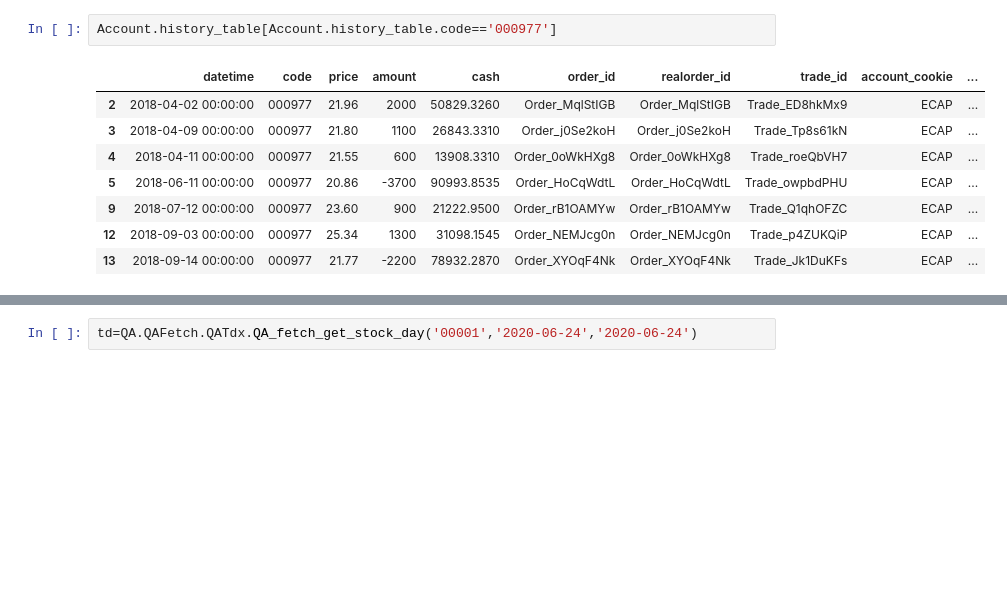
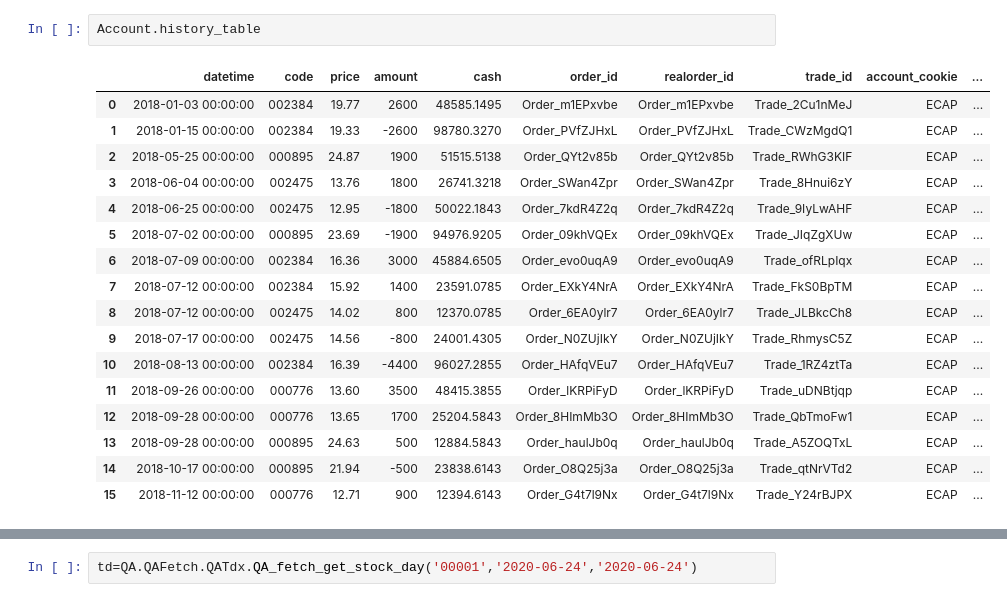
Before and after one commit to mildone/strategy, a Jupyter notebook: bt.ipynb, the cells around one changed output, grey strips where cells are left out. Saved outputs shown, nothing was run; the diff lists cells and outputs as text; blank space fills up the shorter version.

```diff
--- a/bt.ipynb
+++ b/bt.ipynb
@@ -1948,11 +2009,20 @@ winning ratio is 0.25
 # %%
-Account.history_table[Account.history_table.code=='000977']
+Account.history_table
 # %% [output]
 |  | datetime | code | price | amount | cash | order_id | realorder_id | trade_id | account_cookie | ... |
-| 2 | 2018-04-02 00:00:00 | 000977 | 21.96 | 2000 | 50829.3260 | Order_MqlStIGB | Order_MqlStIGB | Trade_ED8hkMx9 | ECAP | ... |
-| 3 | 2018-04-09 00:00:00 | 000977 | 21.80 | 1100 | 26843.3310 | Order_j0Se2koH | Order_j0Se2koH | Trade_Tp8s61kN | ECAP | ... |
-| 4 | 2018-04-11 00:00:00 | 000977 | 21.55 | 600 | 13908.3310 | Order_0oWkHXg8 | Order_0oWkHXg8 | Trade_roeQbVH7 | ECAP | ... |
-| 5 | 2018-06-11 00:00:00 | 000977 | 20.86 | -3700 | 90993.8535 | Order_HoCqWdtL | Order_HoCqWdtL | Trade_owpbdPHU | ECAP | ... |
-| 9 | 2018-07-12 00:00:00 | 000977 | 23.60 | 900 | 21222.9500 | Order_rB1OAMYw | Order_rB1OAMYw | Trade_Q1qhOFZC | ECAP | ... |
-| 12 | 2018-09-03 00:00:00 | 000977 | 25.34 | 1300 | 31098.1545 | Order_NEMJcg0n | Order_NEMJcg0n | Trade_p4ZUKQiP | ECAP | ... |
-| 13 | 2018-09-14 00:00:00 | 000977 | 21.77 | -2200 | 78932.2870 | Order_XYOqF4Nk | Order_XYOqF4Nk | Trade_Jk1DuKFs | ECAP | ... |
+| 0 | 2018-01-03 00:00:00 | 002384 | 19.77 | 2600 | 48585.1495 | Order_m1EPxvbe | Order_m1EPxvbe | Trade_2Cu1nMeJ | ECAP | ... |
+| 1 | 2018-01-15 00:00:00 | 002384 | 19.33 | -2600 | 98780.3270 | Order_PVfZJHxL | Order_PVfZJHxL | Trade_CWzMgdQ1 | ECAP | ... |
+| 2 | 2018-05-25 00:00:00 | 000895 | 24.87 | 1900 | 51515.5138 | Order_QYt2v85b | Order_QYt2v85b | Trade_RWhG3KIF | ECAP | ... |
+| 3 | 2018-06-04 00:00:00 | 002475 | 13.76 | 1800 | 26741.3218 | Order_SWan4Zpr | Order_SWan4Zpr | Trade_8Hnui6zY | ECAP | ... |
+| 4 | 2018-06-25 00:00:00 | 002475 | 12.95 | -1800 | 50022.1843 | Order_7kdR4Z2q | Order_7kdR4Z2q | Trade_9IyLwAHF | ECAP | ... |
+| 5 | 2018-07-02 00:00:00 | 000895 | 23.69 | -1900 | 94976.9205 | Order_09khVQEx | Order_09khVQEx | Trade_JIqZgXUw | ECAP | ... |
+| 6 | 2018-07-09 00:00:00 | 002384 | 16.36 | 3000 | 45884.6505 | Order_evo0uqA9 | Order_evo0uqA9 | Trade_ofRLpIqx | ECAP | ... |
+| 7 | 2018-07-12 00:00:00 | 002384 | 15.92 | 1400 | 23591.0785 | Order_EXkY4NrA | Order_EXkY4NrA | Trade_FkS0BpTM | ECAP | ... |
+| 8 | 2018-07-12 00:00:00 | 002475 | 14.02 | 800 | 12370.0785 | Order_6EA0ylr7 | Order_6EA0ylr7 | Trade_JLBkcCh8 | ECAP | ... |
+| 9 | 2018-07-17 00:00:00 | 002475 | 14.56 | -800 | 24001.4305 | Order_N0ZUjIkY | Order_N0ZUjIkY | Trade_RhmysC5Z | ECAP | ... |
+| 10 | 2018-08-13 00:00:00 | 002384 | 16.39 | -4400 | 96027.2855 | Order_HAfqVEu7 | Order_HAfqVEu7 | Trade_1RZ4ztTa | ECAP | ... |
+| 11 | 2018-09-26 00:00:00 | 000776 | 13.60 | 3500 | 48415.3855 | Order_lKRPiFyD | Order_lKRPiFyD | Trade_uDNBtjqp | ECAP | ... |
+| 12 | 2018-09-28 00:00:00 | 000776 | 13.65 | 1700 | 25204.5843 | Order_8HImMb3O | Order_8HImMb3O | Trade_QbTmoFw1 | ECAP | ... |
+| 13 | 2018-09-28 00:00:00 | 000895 | 24.63 | 500 | 12884.5843 | Order_haulJb0q | Order_haulJb0q | Trade_A5ZOQTxL | ECAP | ... |
+| 14 | 2018-10-17 00:00:00 | 000895 | 21.94 | -500 | 23838.6143 | Order_O8Q25j3a | Order_O8Q25j3a | Trade_qtNrVTd2 | ECAP | ... |
+| 15 | 2018-11-12 00:00:00 | 000776 | 12.71 | 900 | 12394.6143 | Order_G4t7l9Nx | Order_G4t7l9Nx | Trade_Y24rBJPX | ECAP | ... |
```
Also changed, not shown: parts of 8 cells of this notebook, 2 other files.
